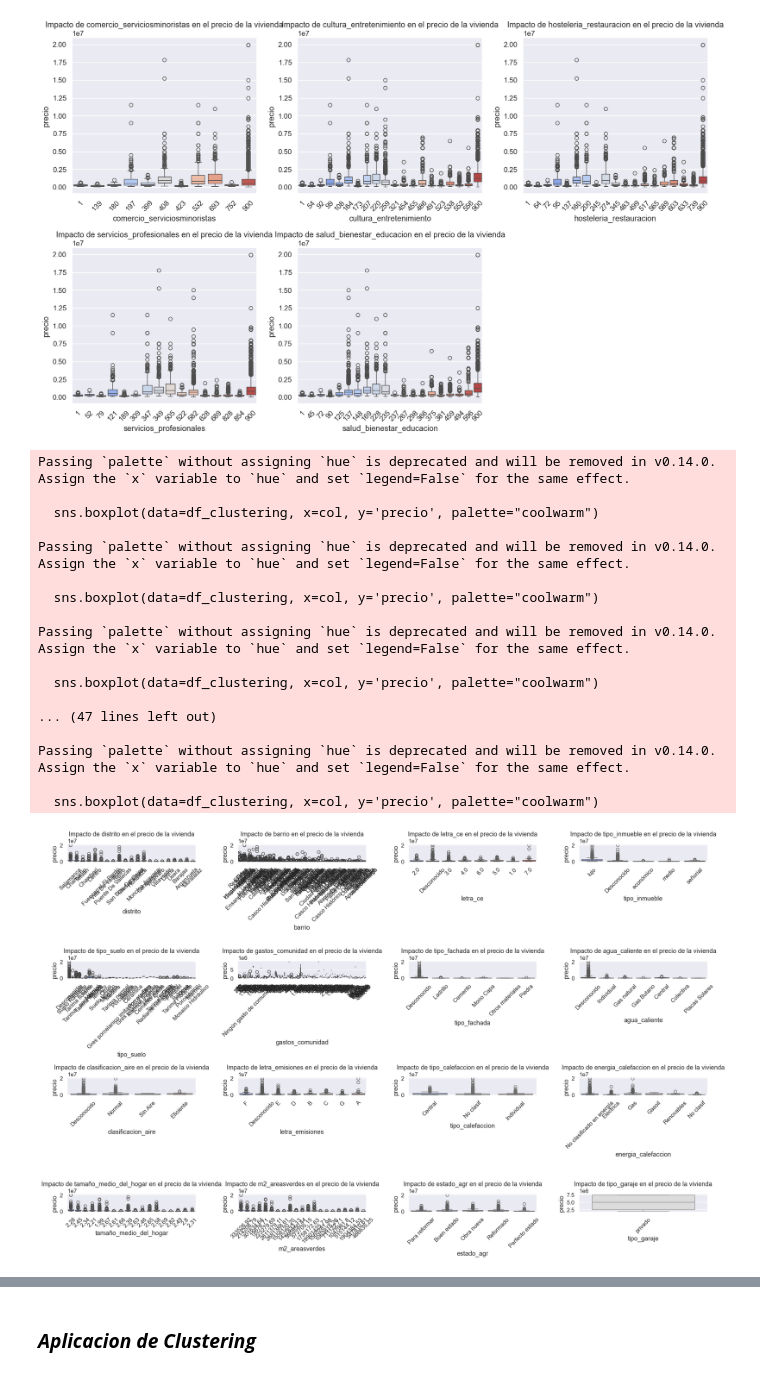
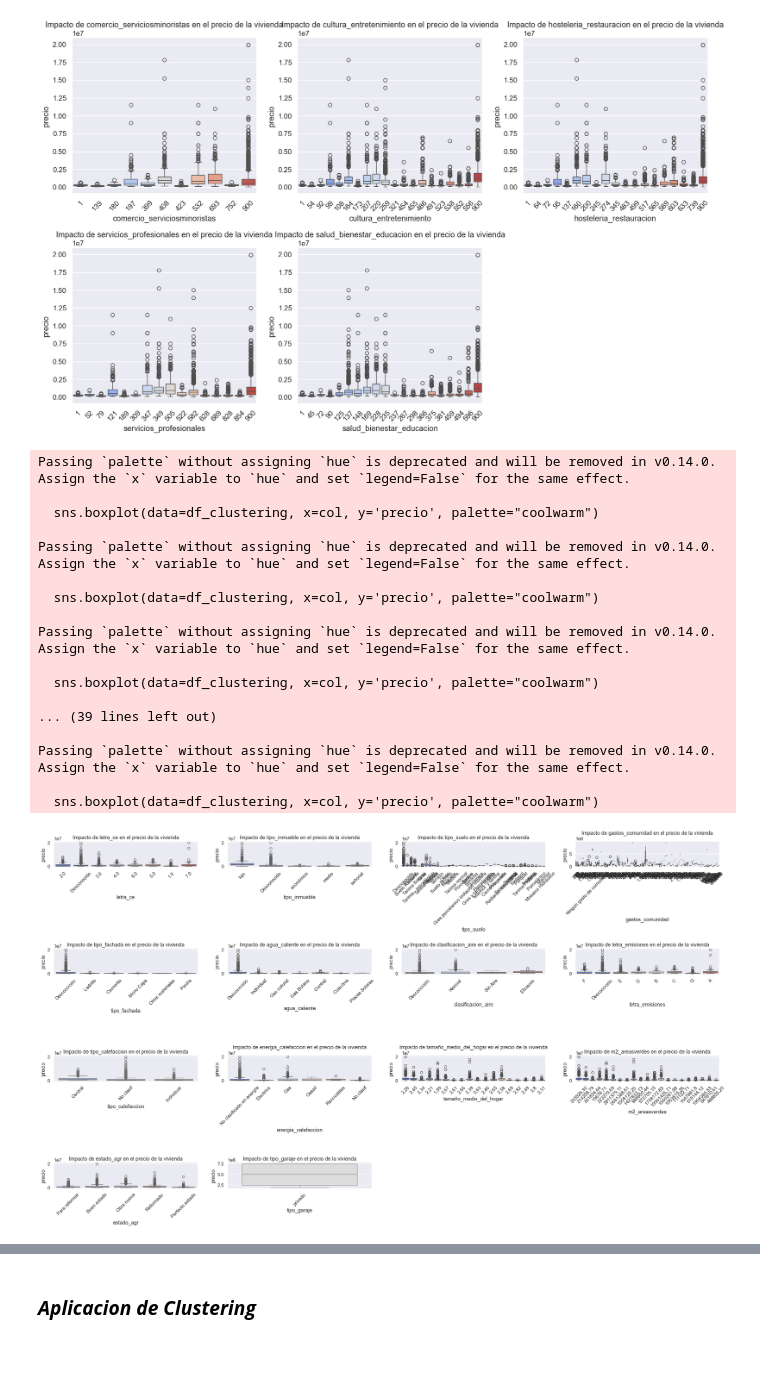
Before and after one commit to avaquerocastro/precios-de-vivienda-madrid, a Jupyter notebook: codigo/03-clustering/clustering_gilberto.ipynb, the cells around one changed output, grey strips where cells are left out. Cells and saved outputs as stored; diff of their text form; code cells hidden in the pictures.

Commit message:
avance clustering

```diff
--- a/codigo/03-clustering/clustering_gilberto.ipynb
+++ b/codigo/03-clustering/clustering_gilberto.ipynb
@@ -97,3 +145,19 @@ memory usage: 10.9+ MB
+# %%
+# Eliminamos la columnna web antes de pasar a los modelos
+df_clustering = df_clustering.drop(columns=["web"])
+df_clustering = df_clustering.drop(columns=["url"])
+
+# Eliminamos columna desconocida
+df_clustering = df_clustering.drop(columns=["Unnamed: 0"])
+
+# ELiminamos columna con muchos valores nulos
+df_clustering = df_clustering.drop(columns=["gastos_comunidad"])
+df_clustering = df_clustering.drop(columns = ["tipo_garaje"])
+
+# Reemplazo de valores nulos
+df_clustering["estado_agr"] = df_clustering["estado_agr"].fillna("desconocido")
+# %%
+df_clustering = df_clustering.drop(columns=["url"])
 # %%
 df_clustering.head(10)
 # %% [output]
@@ -249,40 +323,40 @@ Passing `palette` without assigning `hue` is deprecated and will be removed in v
 [figure]
 # %%
 # Lista de las variables categóricas
-categorical_columns = ['distrito', 'barrio', 'letra_ce', 'tipo_inmueble',
+categorical_columns = ['letra_ce', 'tipo_inmueble',
                        'tipo_suelo', 'gastos_comunidad', 'tipo_fachada', 'agua_caliente',
                        'clasificacion_aire', 'letra_emisiones', 'tipo_calefaccion',
                        'energia_calefaccion', 'tamaño_medio_del_hogar', 'm2_areasverdes',
                        'estado_agr', 'tipo_garaje']
 
 # Crear una figura con subgráficas para cada variable categórica
-plt.figure(figsize=(20, 15))
+plt.figure(figsize=(25, 17))
 
 for i, col in enumerate(categorical_columns, 1):
     plt.subplot(5, 4, i)  # Distribuir en una cuadrícula de 5 filas y 4 columnas
     sns.boxplot(data=df_clustering, x=col, y='precio', palette="coolwarm")
     plt.title(f'Impacto de {col} en el precio de la vivienda')
     plt.xticks(rotation=45)
 
 # Ajustar el espacio entre subgráficas
 plt.tight_layout()
 plt.show()
 # %% [output]
 Passing `palette` without assigning `hue` is deprecated and will be removed in v0.14.0. Assign the `x` variable to `hue` and set `legend=False` for the same effect.
 
   sns.boxplot(data=df_clustering, x=col, y='precio', palette="coolwarm")
 
 Passing `palette` without assigning `hue` is deprecated and will be removed in v0.14.0. Assign the `x` variable to `hue` and set `legend=False` for the same effect.
 
   sns.boxplot(data=df_clustering, x=col, y='precio', palette="coolwarm")
 
 Passing `palette` without assigning `hue` is deprecated and will be removed in v0.14.0. Assign the `x` variable to `hue` and set `legend=False` for the same effect.
 
   sns.boxplot(data=df_clustering, x=col, y='precio', palette="coolwarm")
 
-... (47 lines left out)
+... (39 lines left out)
 
 Passing `palette` without assigning `hue` is deprecated and will be removed in v0.14.0. Assign the `x` variable to `hue` and set `legend=False` for the same effect.
 
   sns.boxplot(data=df_clustering, x=col, y='precio', palette="coolwarm")
-[figure, old version]
+[figure, new version]
```
Also changed, not shown: parts of 18 cells of this notebook.
